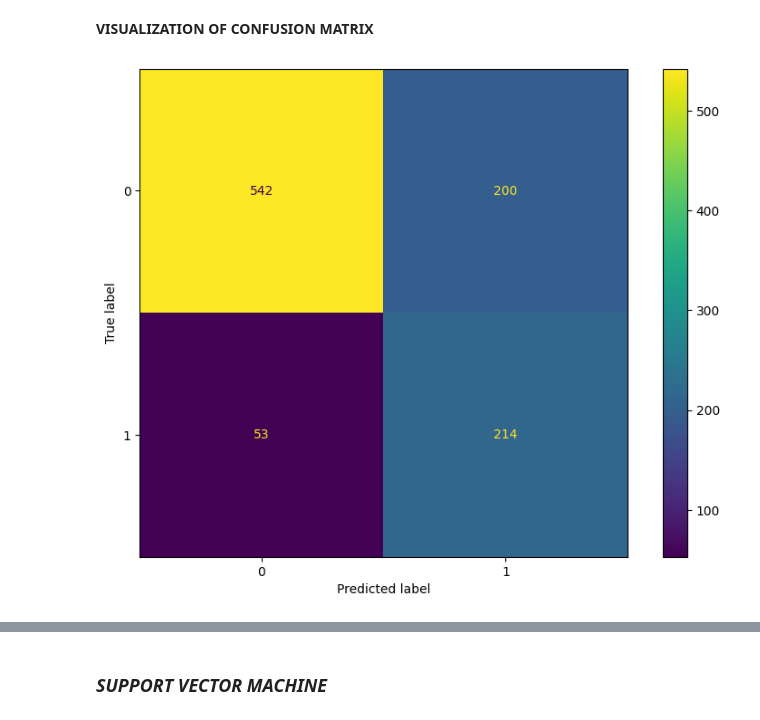
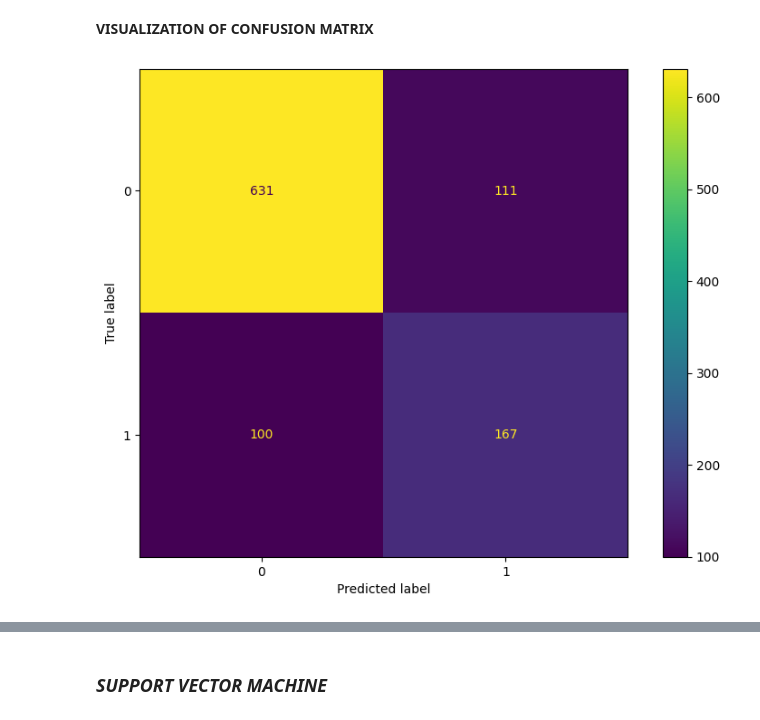
Before and after one commit to Creative-Parasite/Telco-customer-churn-prediction, a Jupyter notebook: churn.ipynb, the cells around one changed output, grey strips where cells are left out. Saved outputs shown, nothing was run; the diff lists cells and outputs as text; code cells hidden in the pictures.

Commit message:
Update model

```diff
--- a/churn.ipynb
+++ b/churn.ipynb
@@ -1238,8 +1289,7 @@ The model's average score after cross-validation at 6 folds is: 0.75775
 # %%
-log_params = {
-    'classifier__C': [0.001, 0.01, 0.1, 1, 10, 100, 1000],
-    'classifier__intercept_scaling':[2,5,10],
-    'classifier__multi_class':[ 'ovr', 'multinomial']
+xgb_params = {
+    'classifier__learning_rate': [0.001, 0.01, 0.1, 1, 10, 100, 1000],
+    'classifier__gamma':[0.001, 0.01, 0.1, 1]
 }
 # %%
 stratified_kfold = StratifiedKFold(n_splits=3,
@@ -1247,8 +1297,8 @@ stratified_kfold = StratifiedKFold(n_splits=3,
                                        random_state=11)
 
 param_grid = {'classifier__C':[0.001, 0.01, 0.1, 1, 10, 100, 1000]}
-grid_search = GridSearchCV(estimator=logmodel,
-                           param_grid=log_params,
+grid_search = GridSearchCV(estimator=xgbmodel,
+                           param_grid=xgb_params,
                            scoring='roc_auc',
                            cv=stratified_kfold,
                            n_jobs=-1)
@@ -1263,14 +1313,14 @@ Test score: 0.8520447822970613
 # %%
 # Running the RandomizedSearch Cross-Validation with the above set of Parameters
-log_cv_model = RandomizedSearchCV(estimator=logmodel,
-                                    param_distributions=log_params,
+xgb_cv_model = RandomizedSearchCV(estimator=xgbmodel,
+                                    param_distributions=xgb_params,
                                     n_iter= 5,
                                     cv= KFold(n_splits = 5,shuffle=True),
                                     random_state=42,
                                     n_jobs=-1)
 
 # Fitting the model to the training data
-log_cv_model.fit(X_train, y_trained)
+xgb_cv_model.fit(X_train, y_trained)
 # %% [output]
 RandomizedSearchCV(cv=KFold(n_splits=5, random_state=None, shuffle=True),
                    estimator=Pipeline(steps=[('preprocessor',
@@ -1298,8 +1346,8 @@ log_cv_model.best_params_
 # %%
 model_trained =[]
-log_cv_model.fit(X_train, y_trained)
-model_trained.append(log_cv_model)
-y_eval_pred = log_cv_model.predict(X_eval)
+xgb_cv_model.fit(X_train, y_trained)
+model_trained.append(xgb_cv_model)
+y_eval_pred = xgb_cv_model.predict(X_eval)
 print(classification_report(y_true=y_evaled, y_pred=y_eval_pred))
 # %% [output]
               precision    recall  f1-score   support
@@ -1338,13 +1365,13 @@ Pipeline(steps=[('preprocessor',
 # %%
 # the confusion matrix
 
 fig, ax = plt.subplots(figsize=(10,7))
-y_pred_RF = log_cv_model.best_estimator_.predict(X_eval)
+y_pred_RF = xgb_cv_model.best_estimator_.predict(X_eval)
 
-cm = confusion_matrix(y_evaled, y_pred_RF, labels=log_cv_model.best_estimator_.classes_)
+cm = confusion_matrix(y_evaled, y_pred_RF, labels=xgb_cv_model.best_estimator_.classes_)
 disp = ConfusionMatrixDisplay(confusion_matrix=cm,
-                             display_labels=log_cv_model.best_estimator_.classes_)
+                             display_labels=xgb_cv_model.best_estimator_.classes_)
 disp.plot(ax=ax)
 plt.show()
 # %% [output]
-[figure, old version]
+[figure, new version]
```
Also changed, not shown: parts of 72 cells of this notebook.
